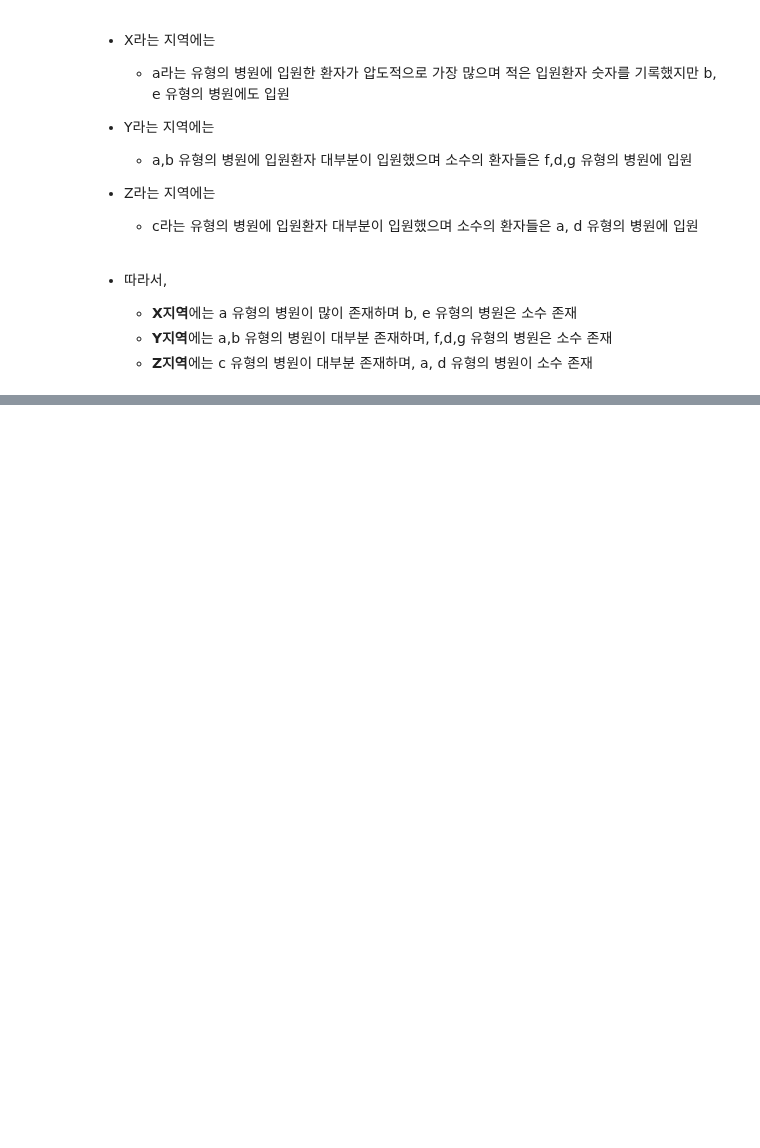
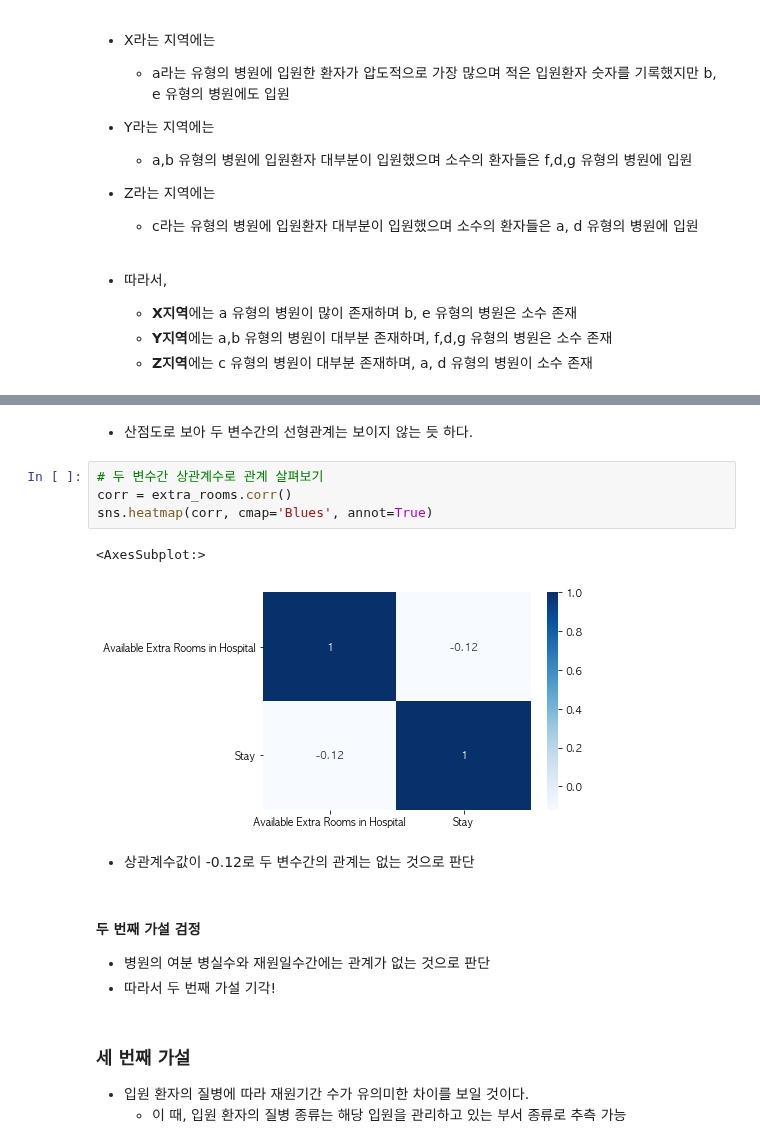
Before and after one commit to young-hun-jo/DataAnalysis, a Jupyter notebook: healthcare_los/analysis_myself.ipynb, the cells around one changed output, grey strips where cells are left out. Cells and saved outputs as stored; diff of their text form; blank space fills up the shorter version.

```diff
--- a/healthcare_los/analysis_myself.ipynb
+++ b/healthcare_los/analysis_myself.ipynb
@@ -303,0 +413,21 @@ plt.show()
+# %% [markdown]
+- 산점도로 보아 두 변수간의 선형관계는 보이지 않는 듯 하다.
+# %%
+# 두 변수간 상관계수로 관계 살펴보기
+corr = extra_rooms.corr()
+sns.heatmap(corr, cmap='Blues', annot=True)
+# %% [output]
+<AxesSubplot:>
+[figure, added]
+# %% [markdown]
+- 상관계수값이 -0.12로 두 변수간의 관계는 없는 것으로 판단
+# %% [markdown]
+#### 두 번째 가설 검정
+
+- 병원의 여분 병실수와 재원일수간에는 관계가 없는 것으로 판단
+- 따라서 두 번째 가설 기각!
+# %% [markdown]
+### 세 번째 가설
+
+- 입원 환자의 질병에 따라 재원기간 수가 유의미한 차이를 보일 것이다.
+    * 이 때, 입원 환자의 질병 종류는 해당 입원을 관리하고 있는 부서 종류로 추측 가능
```
Also changed, not shown: parts of 16 cells of this notebook.
